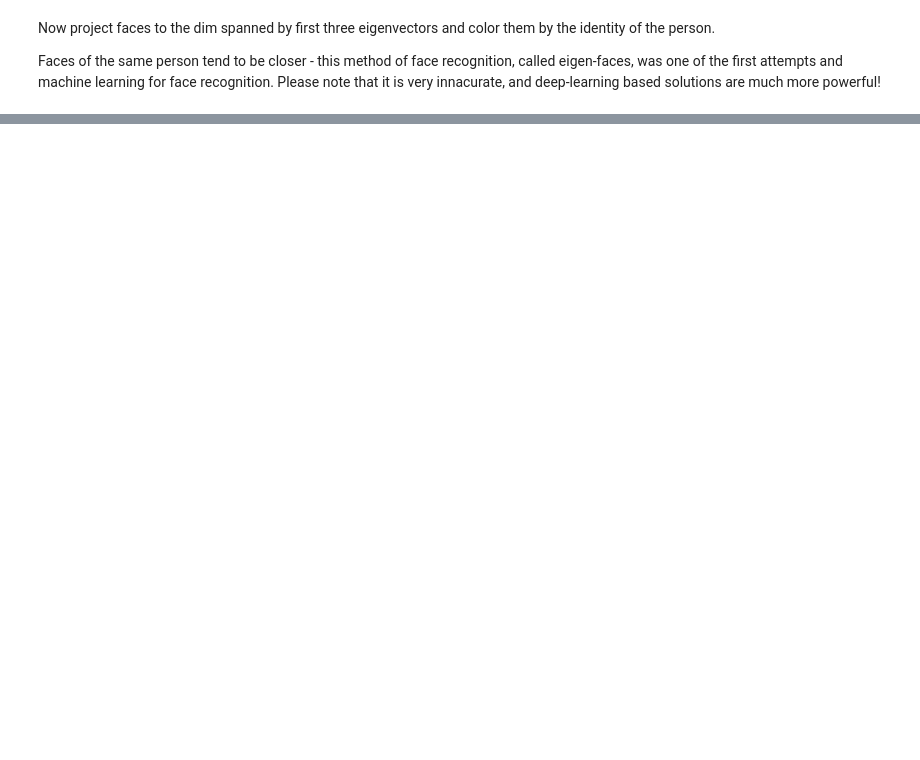
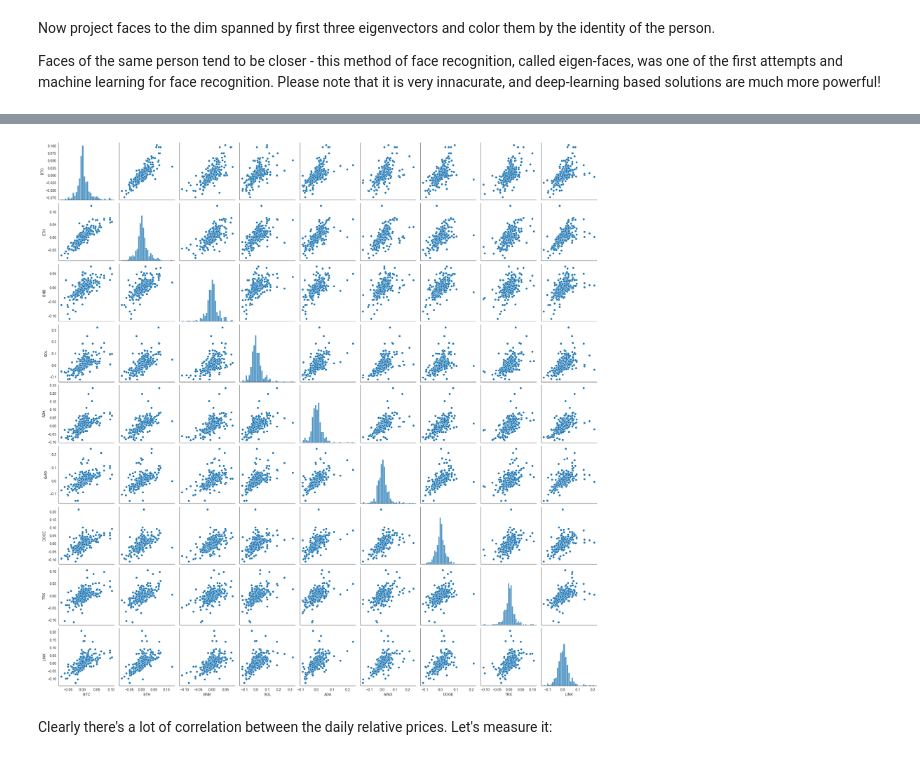
Before and after one commit to marekpiotradamczyk/ml_uwr_23, a Jupyter notebook: Lectures/07-notes.ipynb, the cells around one changed output, grey strips where cells are left out. Cells and saved outputs as stored; diff of their text form; code cells hidden in the pictures; blank space fills up the shorter version.

```diff
--- a/Lectures/07-notes.ipynb
+++ b/Lectures/07-notes.ipynb
@@ -683,0 +804,14 @@ ax.scatter(
+# %%
+import seaborn as sns
+
+# Dropping rows with NaN values as pairplot does not handle NaNs well
+
+# Creating the pairplot
+sns.pairplot(rets_df)
+
+# Display the plot
+plt.show()
+# %% [output]
+[figure, added]
+# %% [markdown]
+Clearly there's a lot of correlation between the daily relative prices. Let's measure it:
```
Also changed, not shown: parts of 46 cells of this notebook.
